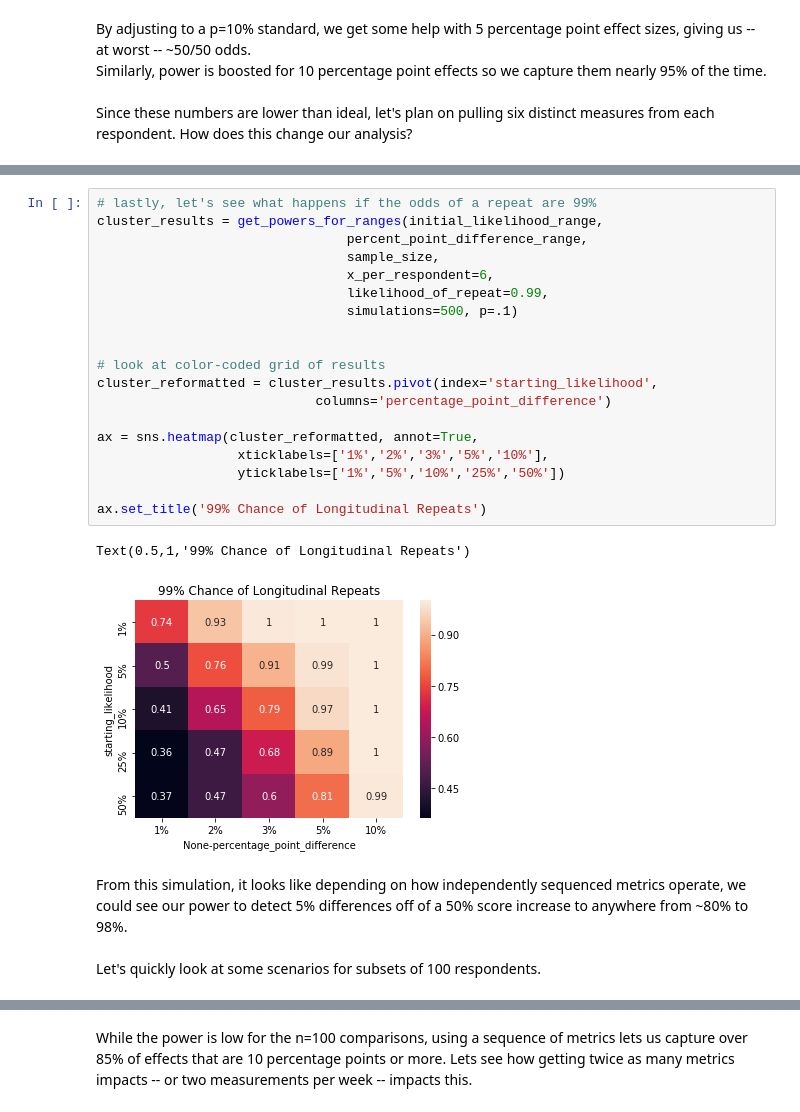
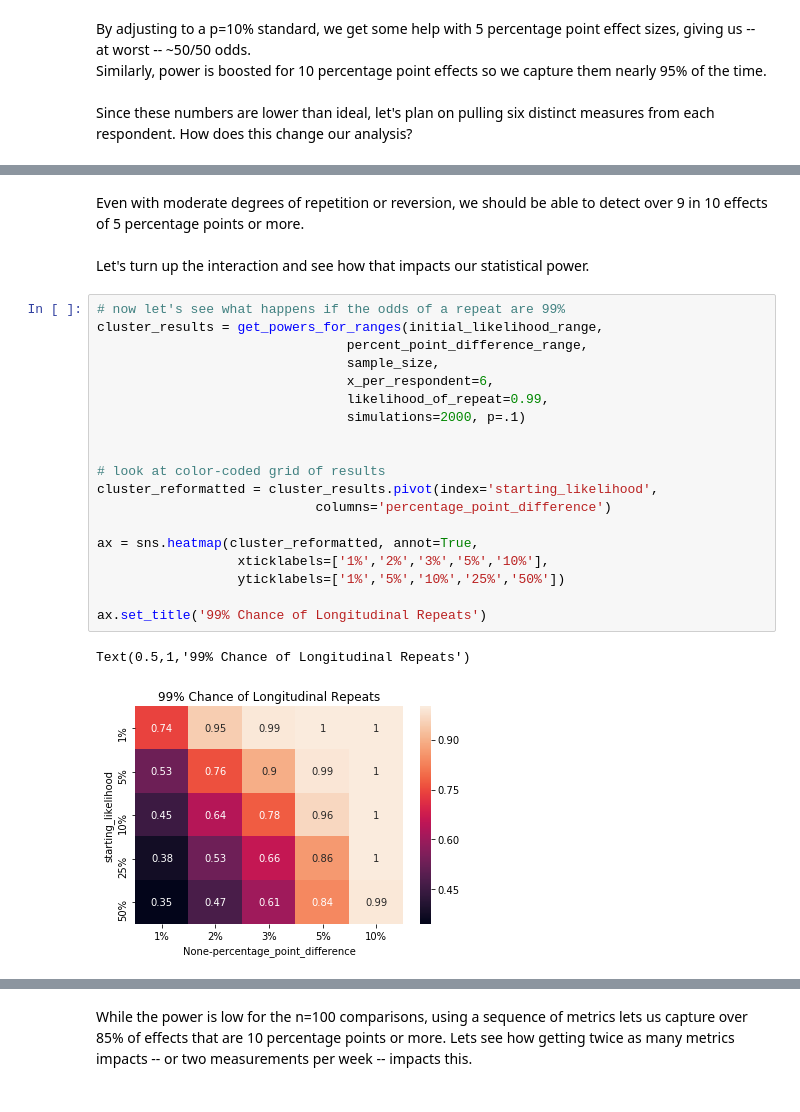
Before and after one commit to HarryBrisson/power-analysis, a Jupyter notebook: 500-respondents-power-analysis.ipynb, the cells around one changed output, grey strips where cells are left out. Drawn from its saved outputs; the diff is of its cells as text.

```diff
--- a/500-respondents-power-analysis.ipynb
+++ b/500-respondents-power-analysis.ipynb
@@ -283,26 +337,26 @@ Text(0.5,1,'50% Chance of Longitudinal Repeats')
+# %% [markdown]
+Even with moderate degrees of repetition or reversion, we should be able to detect over 9 in 10 effects of 5 percentage points or more.
+<br><br>
+Let's turn up the interaction and see how that impacts our statistical power.
 # %%
-# lastly, let's see what happens if the odds of a repeat are 99%
+# now let's see what happens if the odds of a repeat are 99%
 cluster_results = get_powers_for_ranges(initial_likelihood_range,
                                 percent_point_difference_range,
                                 sample_size,
                                 x_per_respondent=6,
                                 likelihood_of_repeat=0.99,
-                                simulations=500, p=.1)
+                                simulations=2000, p=.1)
 
 
 # look at color-coded grid of results
 cluster_reformatted = cluster_results.pivot(index='starting_likelihood',
                             columns='percentage_point_difference')
 
 ax = sns.heatmap(cluster_reformatted, annot=True,
                   xticklabels=['1%','2%','3%','5%','10%'],
                   yticklabels=['1%','5%','10%','25%','50%'])
 
 ax.set_title('99% Chance of Longitudinal Repeats')
 # %% [output]
 Text(0.5,1,'99% Chance of Longitudinal Repeats')
-[figure, old version]
+[figure, new version]
-# %% [markdown]
-From this simulation, it looks like depending on how independently sequenced metrics operate, we could see our power to detect 5% differences off of a 50% score increase to anywhere from ~80% to 98%.
-<br><br>
-Let's quickly look at some scenarios for subsets of 100 respondents.
```
Also changed, not shown: parts of 19 cells of this notebook.
